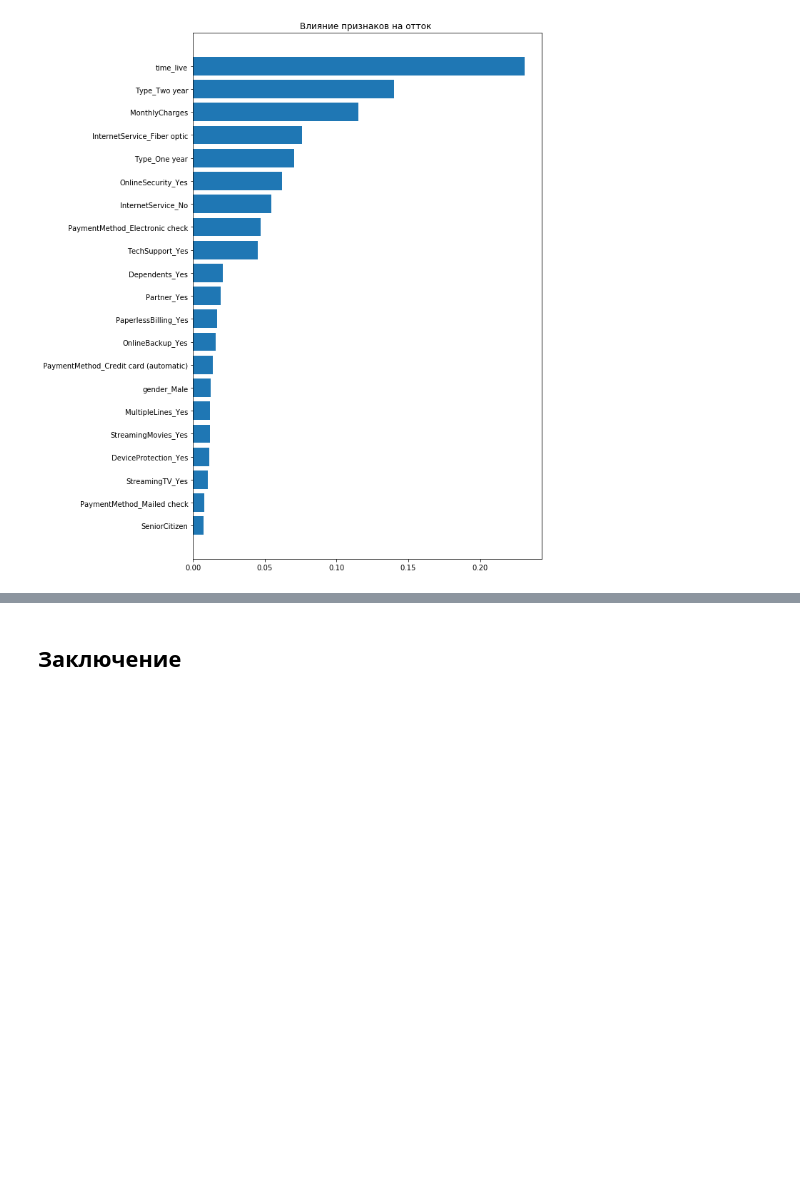
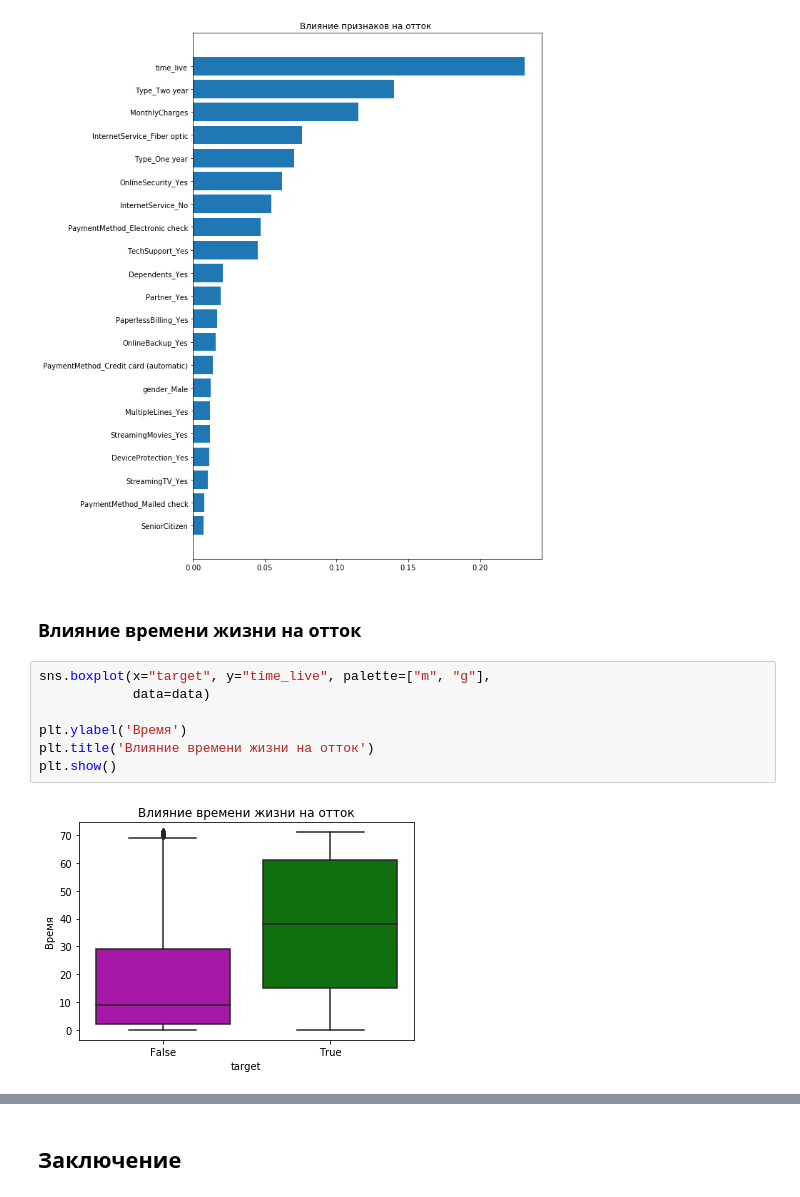
Before and after one commit to Chularev/study_cv, a Jupyter notebook: notebook.ipynb, the cells around one changed output, grey strips where cells are left out. Saved outputs shown, nothing was run; the diff lists cells and outputs as text; blank space fills up the shorter version.

```diff
--- a/notebook.ipynb
+++ b/notebook.ipynb
@@ -1050,3 +1056,14 @@ fig.tight_layout()
 plt.show()
 # %% [output]
 [figure]
+# %% [markdown]
+### Влияние времени жизни на отток
+# %%
+sns.boxplot(x="target", y="time_live", palette=["m", "g"],
+            data=data)
+
+plt.ylabel('Время')
+plt.title('Влияние времени жизни на отток')
+plt.show()
+# %% [output]
+[figure, added]
```
Also changed, not shown: parts of 16 cells of this notebook.
